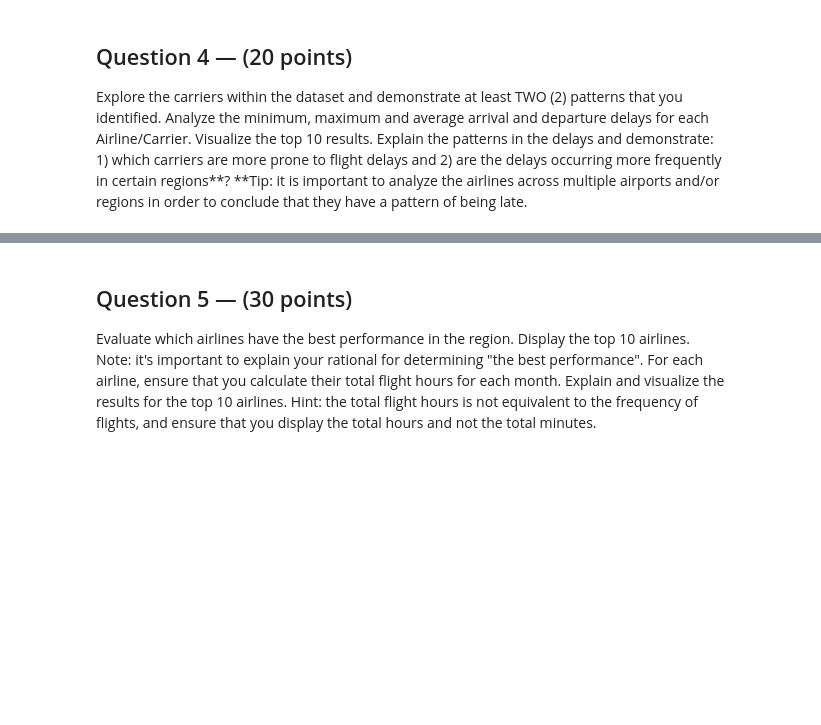
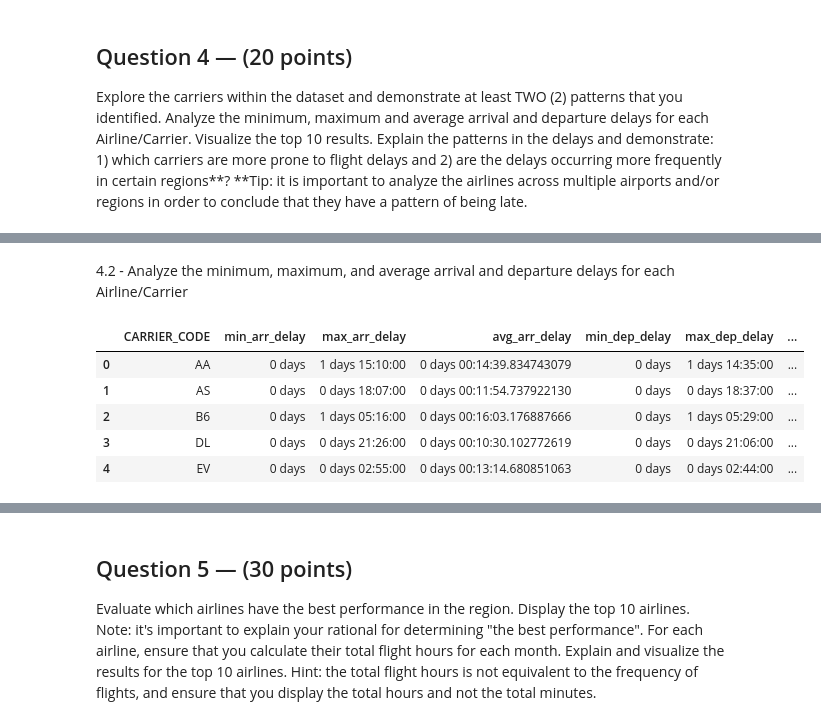
Before and after one commit to inacarr/ds3000group34, a Jupyter notebook: DS3000.Practicum34.ipynb, the cells around one changed output, grey strips where cells are left out. Cells and saved outputs as stored; diff of their text form; code cells hidden in the pictures; blank space fills up the shorter version.

```diff
--- a/DS3000.Practicum34.ipynb
+++ b/DS3000.Practicum34.ipynb
@@ -425,0 +518,21 @@ Analyze the minimum, maximum and average arrival and departure delays for each A
+# %% [markdown]
+4.2 - Analyze the minimum, maximum, and average arrival and departure delays for each Airline/Carrier
+# %%
+# group by carrier to calculate minimum, maximum, and average for both arrival and departure delays
+carrier_delay_stats = df.groupby('CARRIER_CODE', observed=True).agg(
+    min_arr_delay=('ARR_DELAY', 'min'),
+    max_arr_delay=('ARR_DELAY', 'max'),
+    avg_arr_delay=('ARR_DELAY', 'mean'),
+    min_dep_delay=('DEP_DELAY', 'min'),
+    max_dep_delay=('DEP_DELAY', 'max'),
+    avg_dep_delay=('DEP_DELAY', 'mean')
+).reset_index()
+
+carrier_delay_stats.head()
+# %% [output]
+|  | CARRIER_CODE | min_arr_delay | max_arr_delay | avg_arr_delay | min_dep_delay | max_dep_delay | ... |
+| 0 | AA | 0 days | 1 days 15:10:00 | 0 days 00:14:39.834743079 | 0 days | 1 days 14:35:00 | ... |
+| 1 | AS | 0 days | 0 days 18:07:00 | 0 days 00:11:54.737922130 | 0 days | 0 days 18:37:00 | ... |
+| 2 | B6 | 0 days | 1 days 05:16:00 | 0 days 00:16:03.176887666 | 0 days | 1 days 05:29:00 | ... |
+| 3 | DL | 0 days | 0 days 21:26:00 | 0 days 00:10:30.102772619 | 0 days | 0 days 21:06:00 | ... |
+| 4 | EV | 0 days | 0 days 02:55:00 | 0 days 00:13:14.680851063 | 0 days | 0 days 02:44:00 | ... |
```
Also changed, not shown: parts of 12 cells of this notebook.
